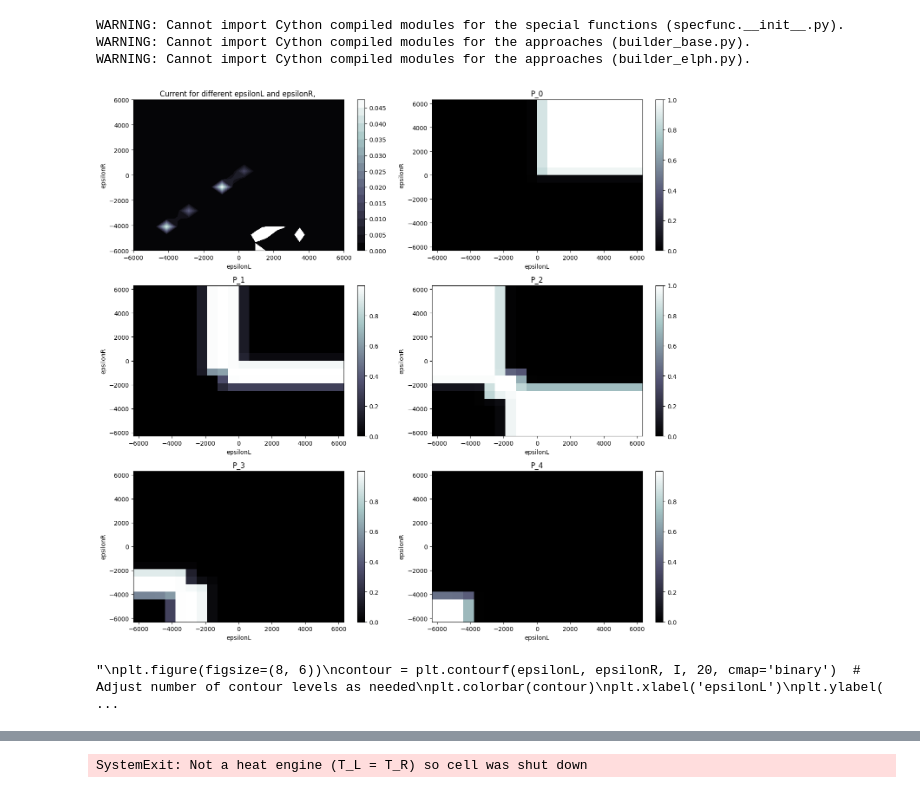
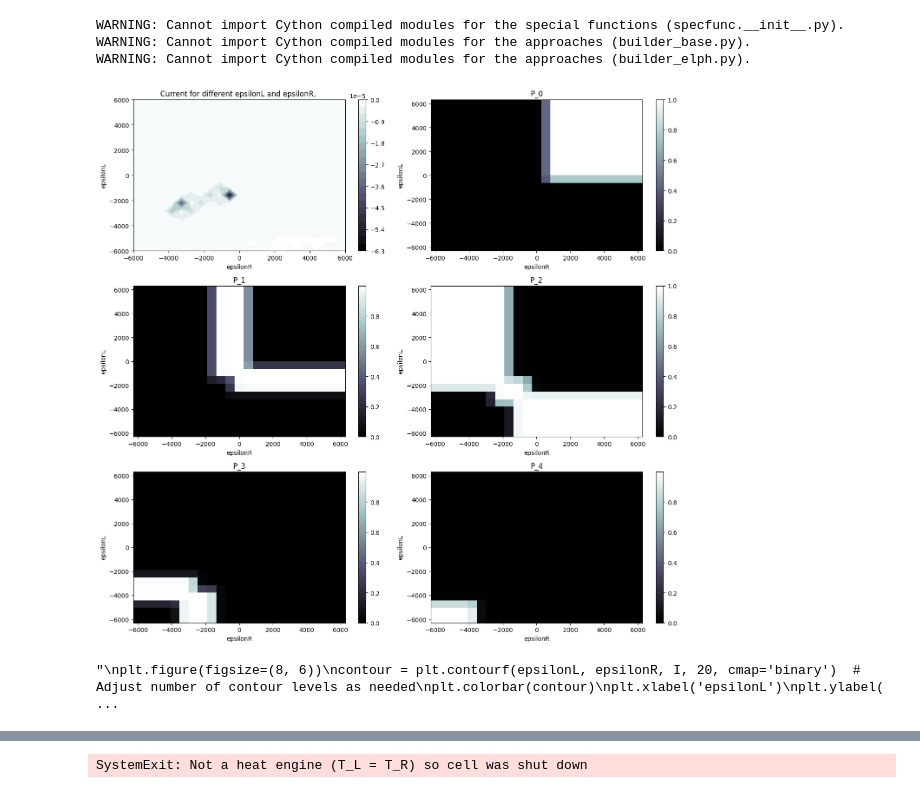
Before and after one commit to myIntSet/thermoelectrics, a Jupyter notebook: current_P_plots_qmeq.ipynb, the cells around one changed output, grey strips where cells are left out. Drawn from its saved outputs; the diff is of its cells as text; code cells hidden in the pictures.

```diff
--- a/current_P_plots_qmeq.ipynb
+++ b/current_P_plots_qmeq.ipynb
@@ -14,11 +14,11 @@ WARNING: Cannot import Cython compiled modules for the approaches (builder_elph.
 #--SETUP: ---------------------------------------------------------------------------------
 eLow, eHigh = -6000, 6000
 epsilons_L = np.linspace(eLow, eHigh,20)
-epsilons_R = np.linspace(eLow, eHigh, 20)
+epsilons_R = np.linspace(eLow, eHigh, 23)
 omega = 0.4
 u_intra = 2000
 u_inter = 1000
-V_B = 100
+V_B = 1000
 mu_L = -V_B/2
 mu_R = V_B/2
 
@@ -39,15 +39,17 @@ tlst = {0:T_L, 1:T_L, 2:T_R, 3:T_R}
 I = np.zeros((len(epsilons_L),len(epsilons_R)))
 Prob = np.zeros((n+1, len(epsilons_L), len(epsilons_R)))
 
-system = qmeq.Builder(nsingle=n, coulomb=U, nleads=nleads,
-                        mulst=mulst, tlst=tlst, tleads={(0, 0):tL, (1, 1):tL, (2, 2):tR, (3, 3):tR}, dband=1e4, countingleads=[0,1], kerntype='pyLindblad')
+#system = qmeq.Builder(nsingle=n, coulomb=U, nleads=nleads,
+#                        mulst=mulst, tlst=tlst, tleads={(0, 0):tL, (1, 1):tL, (2, 2):tR, (3, 3):tR}, dband=1e4, countingleads=[0,1], kerntype='pyLindblad')
 
 
 for L_idx, eL in enumerate(epsilons_L):
     for R_idx, eR in enumerate(epsilons_R):
-        system.change(hsingle={(0,0):eL, (1,1):eL, (2,2):eR, (3,3):eR, (0,2):omega, (1,3):omega})
+        system = qmeq.Builder(nsingle=n, hsingle={(0,0):eL, (1,1):eL, (2,2):eR, (3,3):eR, (0,2):omega, (1,3):omega}, coulomb=U, nleads=nleads,
+                        mulst=mulst, tlst=tlst, tleads={(0, 0):tL, (1, 1):tL, (2, 2):tR, (3, 3):tR}, dband=1e4, countingleads=[0,1], kerntype='pyLindblad')
+        #system.change(hsingle={(0,0):eL, (1,1):eL, (2,2):eR, (3,3):eR, (0,2):omega, (1,3):omega})
         system.solve()
-        I[L_idx, R_idx] = system.current_noise[0] + system.current_noise[1]
+        I[L_idx, R_idx] = system.current_noise[0]
         rho = system.phi0
         Prob[0, L_idx, R_idx] = rho[0]
         Prob[1, L_idx, R_idx] = rho[1] + rho[2] + rho[3] + rho[4]
@@ -57,61 +59,61 @@ for L_idx, eL in enumerate(epsilons_L):
         Prob[4, L_idx, R_idx] = rho[15]
 # %%
 # Create a mesh grid
-epsilonL, epsilonR = np.meshgrid(epsilons_L, epsilons_R)
+eps_R_mesh, eps_L_mesh = np.meshgrid(epsilons_R, epsilons_L)
 
 fig, axes = plt.subplots(3, 2, figsize=(14, 13))
 
-contour = axes[0,0].contourf(epsilonL, epsilonR, I, 20, cmap='bone')  # Adjust number of contour levels as needed
+contour = axes[0,0].contourf(eps_R_mesh, eps_L_mesh, I, 20, cmap='bone')  # Adjust number of contour levels as needed
 fig.colorbar(contour, ax=axes[0,0])
-axes[0,0].set_xlabel('epsilonL')
-axes[0,0].set_ylabel('epsilonR')
+axes[0,0].set_xlabel('epsilonR')
+axes[0,0].set_ylabel('epsilonL')
 axes[0,0].set_title('Current for different epsilonL and epsilonR, ')
 
-contour = axes[0,1].pcolormesh(epsilonL, epsilonR, Prob[0], shading='auto', cmap='bone')
+contour = axes[0,1].pcolormesh(eps_R_mesh, eps_L_mesh, Prob[0], shading='auto', cmap='bone')
 fig.colorbar(contour, ax=axes[0,1])
 axes[0,1].set_title('P_0')
-axes[0,1].set_xlabel('epsilonL')
-axes[0,1].set_ylabel('epsilonR')
+axes[0,1].set_xlabel('epsilonR')
+axes[0,1].set_ylabel('epsilonL')
 
-contour = axes[1,0].pcolormesh(epsilonL, epsilonR, Prob[1], shading='auto', cmap='bone')
+contour = axes[1,0].pcolormesh(eps_R_mesh, eps_L_mesh, Prob[1], shading='auto', cmap='bone')
 fig.colorbar(contour, ax=axes[1,0])
-axes[1,0].set_xlabel('epsilonL')
-axes[1,0].set_ylabel('epsilonR')
+axes[1,0].set_xlabel('epsilonR')
+axes[1,0].set_ylabel('epsilonL')
 axes[1,0].set_title('P_1')
 
-contour = axes[1,1].pcolormesh(epsilonL, epsilonR, Prob[2], shading='auto', cmap='bone')
+contour = axes[1,1].pcolormesh(eps_R_mesh, eps_L_mesh, Prob[2], shading='auto', cmap='bone')
 fig.colorbar(contour, ax=axes[1,1])
 axes[1,1].set_title('P_2')
-axes[1,1].set_xlabel('epsilonL')
-axes[1,1].set_ylabel('epsilonR')
+axes[1,1].set_xlabel('epsilonR')
+axes[1,1].set_ylabel('epsilonL')
 
-contour = axes[2,0].pcolormesh(epsilonL, epsilonR, Prob[3], shading='auto', cmap='bone')
+contour = axes[2,0].pcolormesh(eps_R_mesh, eps_L_mesh, Prob[3], shading='auto', cmap='bone')
 fig.colorbar(contour, ax=axes[2,0])
-axes[2,0].set_xlabel('epsilonL')
-axes[2,0].set_ylabel('epsilonR')
+axes[2,0].set_xlabel('epsilonR')
+axes[2,0].set_ylabel('epsilonL')
 axes[2,0].set_title('P_3')
 
-contour = axes[2,1].pcolormesh(epsilonL, epsilonR, Prob[4], shading='auto', cmap='bone')
+contour = axes[2,1].pcolormesh(eps_R_mesh, eps_L_mesh, Prob[4], shading='auto', cmap='bone')
 fig.colorbar(contour, ax=axes[2,1])
 axes[2,1].set_title('P_4')
-axes[2,1].set_xlabel('epsilonL')
-axes[2,1].set_ylabel('epsilonR')
+axes[2,1].set_xlabel('epsilonR')
+axes[2,1].set_ylabel('epsilonL')
 
 plt.tight_layout()  # Adjust layout to prevent overlap
 plt.show()
 
 
 '''
 plt.figure(figsize=(8, 6))
 contour = plt.contourf(epsilonL, epsilonR, I, 20, cmap='binary')  # Adjust number of contour levels as needed
 plt.colorbar(contour)
 plt.xlabel('epsilonL')
 plt.ylabel('epsilonR')
 plt.title('Current for different epsilonL and epsilonR, ')
 plt.show()
 '''
 # %% [output]
-[figure, old version]
+[figure, new version]
 "\nplt.figure(figsize=(8, 6))\ncontour = plt.contourf(epsilonL, epsilonR, I, 20, cmap='binary')  # Adjust number of contour levels as needed\nplt.colorbar(contour)\nplt.xlabel('epsilonL')\nplt.ylabel( ...
 # %%
 #COLOUMB DIAMONDS
```
Also changed, not shown: parts of 3 cells of this notebook, 3 other files.
